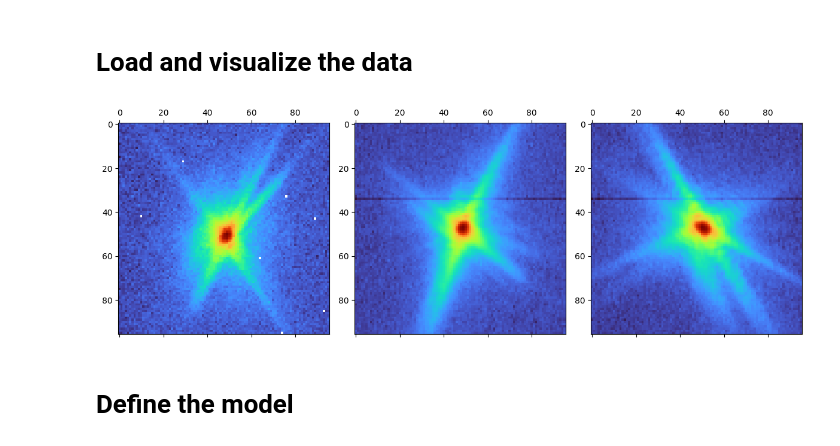
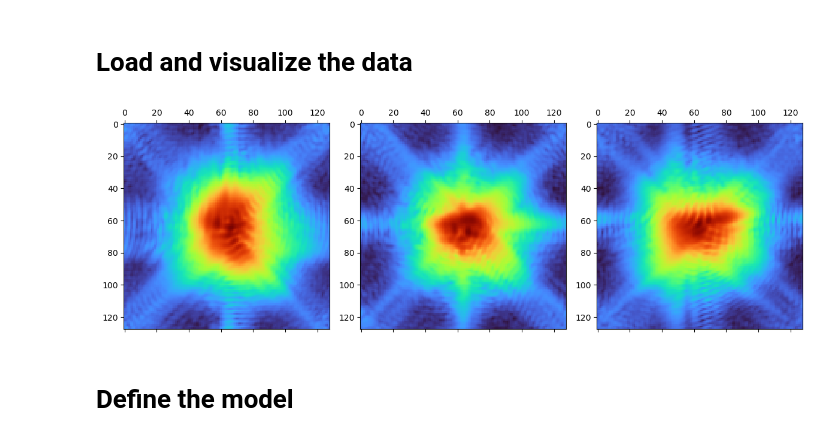
Before and after one commit to matteomasto/convexad_p9, a Jupyter notebook: notebooks/demo.ipynb, the cells around one changed output. Cells and saved outputs as stored; diff of their text form; code cells hidden in the pictures.

```diff
--- a/notebooks/demo.ipynb
+++ b/notebooks/demo.ipynb
@@ -61,9 +45,8 @@ import colorcet as cc
 # %%
-Iobs = np.load("../../ad_2D_model/belowTc.npy")
+Iobs = np.load("data_prova.npz")['I']
 plot_3D_projections(Iobs, cmap = 'turbo')
-plot_3
 # %% [output]
-[figure, old version]
+[figure, new version]
 # %% [markdown]
 # Define the model
 # %% [markdown]
```
Also changed, not shown: parts of 12 cells of this notebook, 3 other files.
